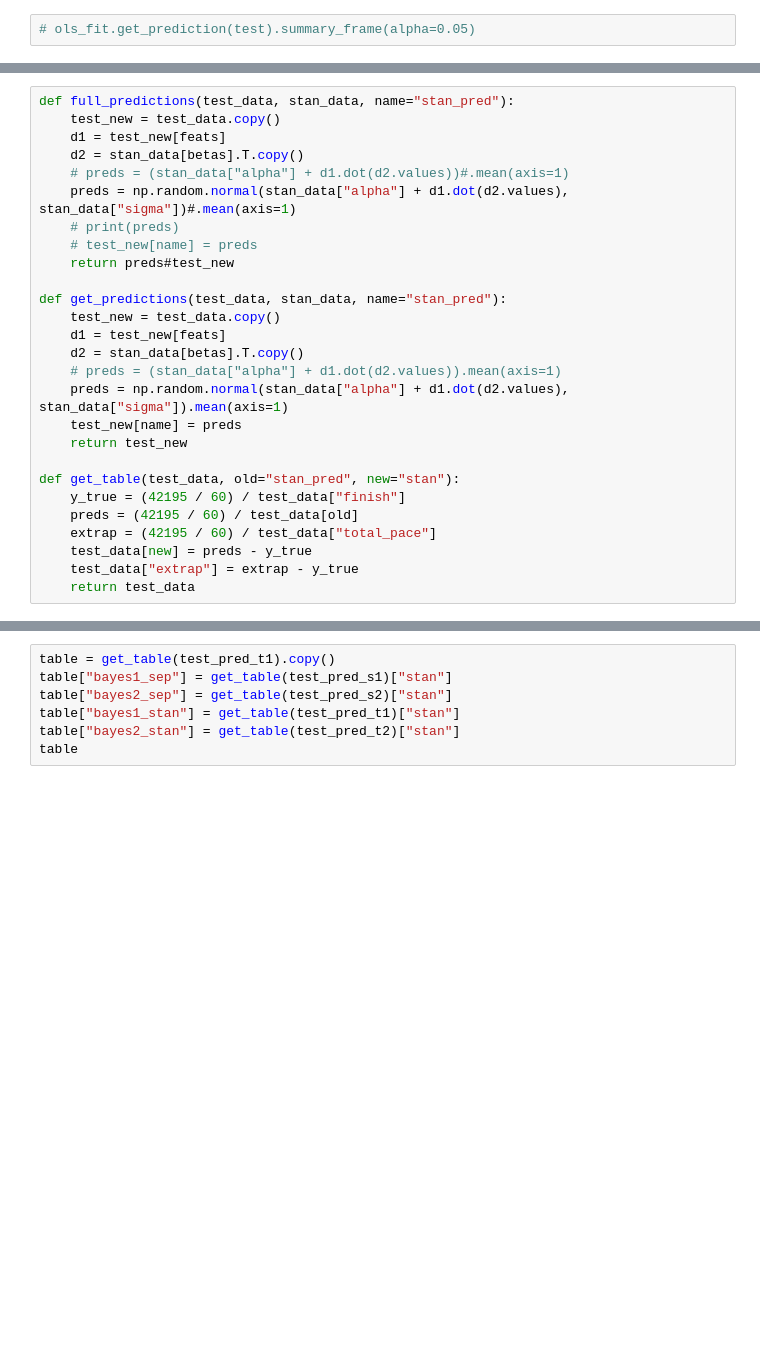
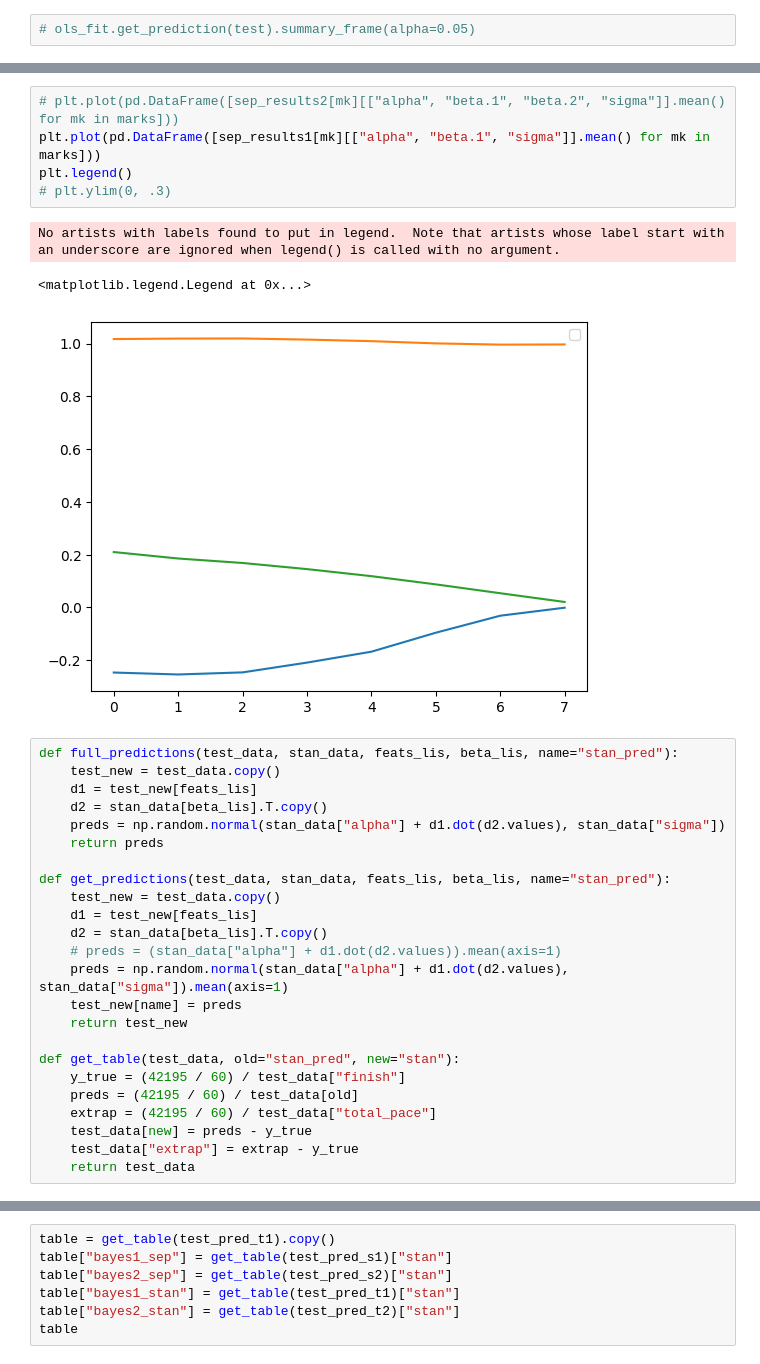
Before and after one commit to eaegerber/Marathon_Predictor, a Jupyter notebook: pystan_test.ipynb, the cells around one changed output, grey strips where cells are left out. Drawn from its saved outputs; the diff is of its cells as text; blank space fills up the shorter version.

```diff
--- a/pystan_test.ipynb
+++ b/pystan_test.ipynb
@@ -98,18 +99,24 @@ stan_results2.describe()
+# %%
+# plt.plot(pd.DataFrame([sep_results2[mk][["alpha", "beta.1", "beta.2", "sigma"]].mean() for mk in marks]))
+plt.plot(pd.DataFrame([sep_results1[mk][["alpha", "beta.1", "sigma"]].mean() for mk in marks]))
+plt.legend()
+# plt.ylim(0, .3)
+# %% [output]
+No artists with labels found to put in legend.  Note that artists whose label start with an underscore are ignored when legend() is called with no argument.
+<matplotlib.legend.Legend at 0x...>
+[figure, added]
 # %%
-def full_predictions(test_data, stan_data, name="stan_pred"):
+def full_predictions(test_data, stan_data, feats_lis, beta_lis, name="stan_pred"):
     test_new = test_data.copy()
-    d1 = test_new[feats]
-    d2 = stan_data[betas].T.copy()
-    # preds = (stan_data["alpha"] + d1.dot(d2.values))#.mean(axis=1)
-    preds = np.random.normal(stan_data["alpha"] + d1.dot(d2.values), stan_data["sigma"])#.mean(axis=1)
-    # print(preds)
-    # test_new[name] = preds
-    return preds#test_new
+    d1 = test_new[feats_lis]
+    d2 = stan_data[beta_lis].T.copy()
+    preds = np.random.normal(stan_data["alpha"] + d1.dot(d2.values), stan_data["sigma"])
+    return preds
 
-def get_predictions(test_data, stan_data, name="stan_pred"):
+def get_predictions(test_data, stan_data, feats_lis, beta_lis, name="stan_pred"):
     test_new = test_data.copy()
-    d1 = test_new[feats]
-    d2 = stan_data[betas].T.copy()
+    d1 = test_new[feats_lis]
+    d2 = stan_data[beta_lis].T.copy()
     # preds = (stan_data["alpha"] + d1.dot(d2.values)).mean(axis=1)
     preds = np.random.normal(stan_data["alpha"] + d1.dot(d2.values), stan_data["sigma"]).mean(axis=1)
     test_new[name] = preds
```
Also changed, not shown: parts of 36 cells of this notebook, 7 other files.
